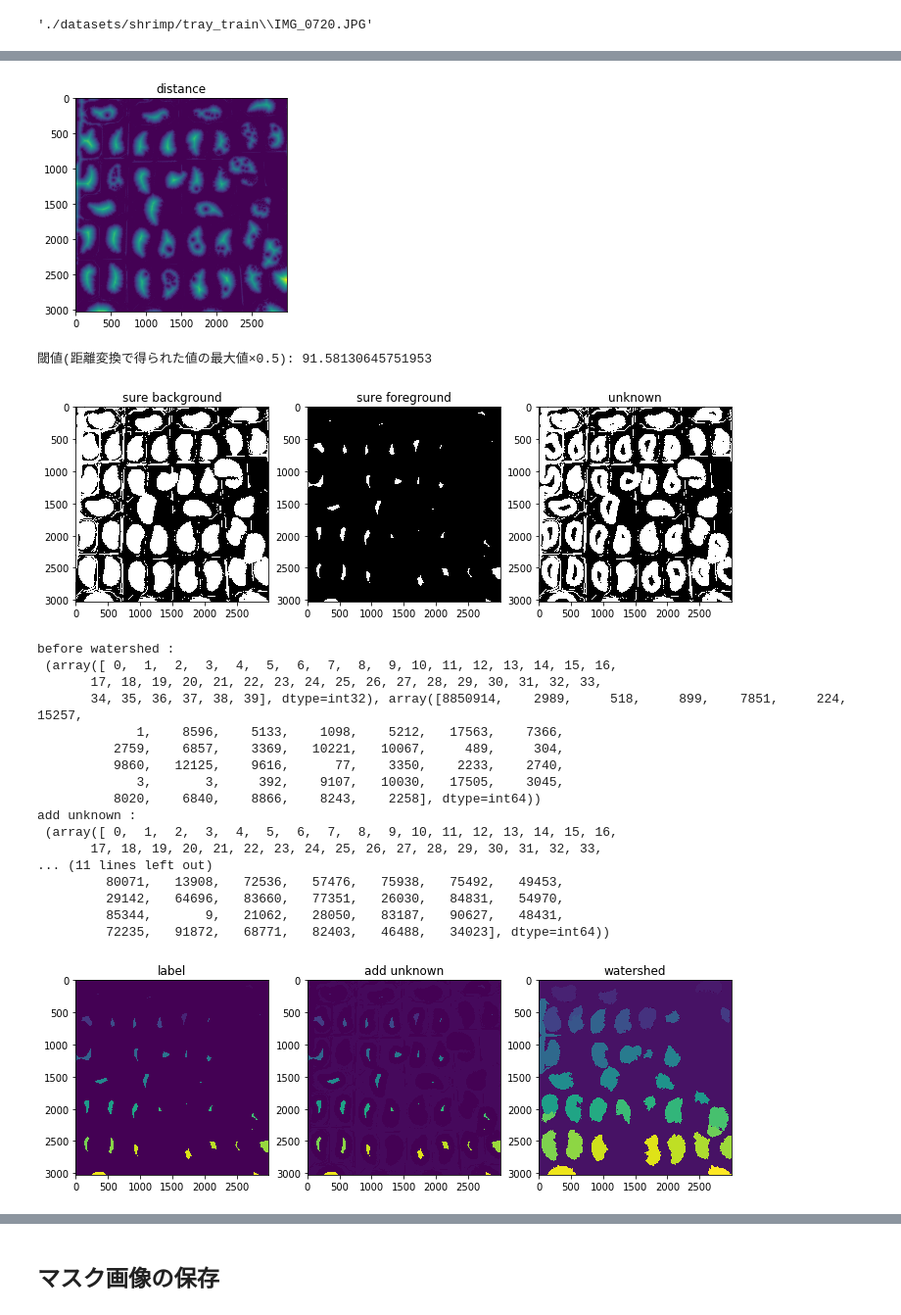
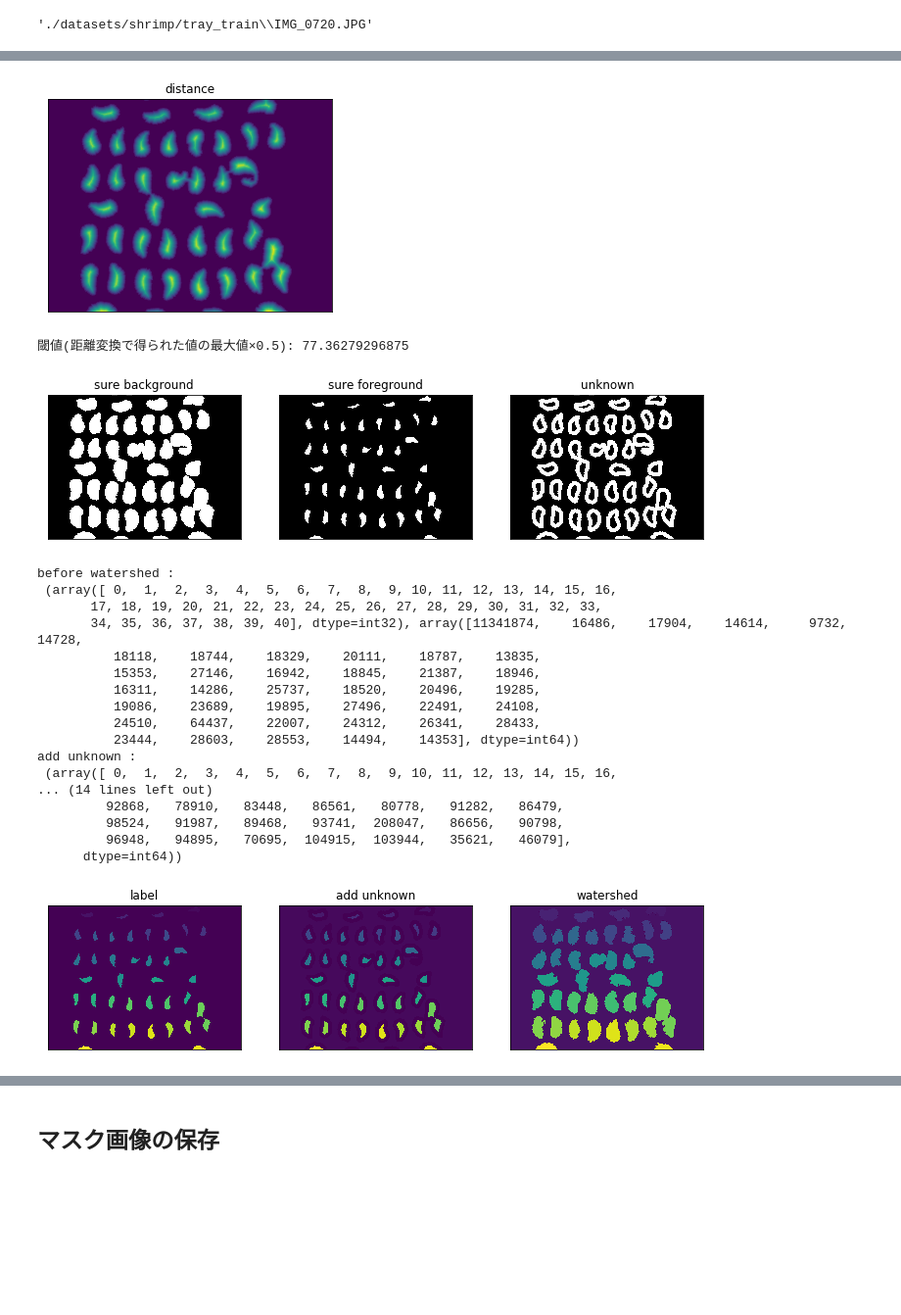
Before and after one commit to kargenk/fried_shrimp_detection, a Jupyter notebook: make_mask.ipynb, the cells around one changed output, grey strips where cells are left out. Shown at 98% size. Saved outputs shown, nothing was run; the diff lists cells and outputs as text; code cells hidden in the pictures; blank space fills up the shorter version.

```diff
--- a/make_mask.ipynb
+++ b/make_mask.ipynb
@@ -132,12 +115,25 @@ plt.subplot(122); plt.imshow(thresh, cmap='gray')
 # %% [markdown]
 ## 特定の色のみを抽出してマスクを作成
 # %%
+plt.figure(figsize=(12, 4))
+
 img = load_img(images_path[0])
 
 # RGBでの色抽出
 shrimp_lower = np.array([120, 41, 1])    # 下限141 63
 shrimp_upper = np.array([255, 188, 87])  # 上限
-shrimp_mask = cv2.inRange(img, shrimp_lower, shrimp_upper)  # マスク
-shrimp = cv2.bitwise_and(img, img, mask=shrimp_mask)
+shrimp_mask = cv2.inRange(img, shrimp_lower, shrimp_upper)  # マスク画像
+shrimp = cv2.bitwise_and(img, img, mask=shrimp_mask)        # クリッピング画像
+plt.subplot(121); plt.title('clipping')
 plt.imshow(shrimp)
+plt.xticks([])
+plt.yticks([])
+
+# 色抽出した結果から二値化マスク画像に変換
+gray = cv2.cvtColor(shrimp, cv2.COLOR_RGB2GRAY)
+ret, mask_bin = cv2.threshold(gray, 0, 255, cv2.THRESH_BINARY)
+plt.subplot(122); plt.title('binary mask')
+plt.imshow(mask_bin, cmap='gray')
+plt.xticks([])
+plt.yticks([])
 # %% [output]
@@ -145,0 +144,11 @@ plt.imshow(shrimp)
+# %%
+# 収縮の後に膨張(opening)させて背景領域中の白点の除去
+kernel = np.ones((12, 12), np.uint8)  # やや広めに取る
+opening = cv2.morphologyEx(mask_bin, cv2.MORPH_OPEN, kernel)
+# plt.imshow(opening, cmap='gray')
+
+# 膨張の後に収縮(closing)させて，前景領域中の黒点の除去
+closing = cv2.morphologyEx(opening, cv2.MORPH_CLOSE, kernel)
+plt.imshow(closing, cmap='gray')
+plt.xticks([])
+plt.yticks([])
@@ -172,14 +164,17 @@ plt.show()
 # %%
 # 距離変換を行う(オブジェクトと背景の距離を出す)
-dist_transform = cv2.distanceTransform(opening, cv2.DIST_L2, 5)
+dist_transform = cv2.distanceTransform(closing, cv2.DIST_L2, 5)
 plt.imshow(dist_transform)
 plt.title('distance')
+plt.xticks([])
+plt.yticks([])
 plt.show()
 # %% [output]
-[figure, old version]
+[figure, new version]
 # %%
 # 膨張させて，明確な背景(sure background)情報を得る
-sure_bg = cv2.dilate(opening, kernel, iterations=2)
+kernel = np.ones((5, 5), np.uint8)
+sure_bg = cv2.dilate(closing, kernel, iterations=1)
 
 # 明確な前景(sure foreground)を出す
 ret, sure_fg = cv2.threshold(dist_transform, 0.5 * dist_transform.max(), 255, 0)
@@ -191,18 +186,22 @@ unknown = cv2.subtract(sure_bg, sure_fg)
 
 plt.figure(figsize=(12, 4))
 plt.subplot(131); plt.imshow(sure_bg, cmap='gray'); plt.title('sure background')
+plt.xticks([]); plt.yticks([])
 plt.subplot(132); plt.imshow(sure_fg, cmap='gray'); plt.title('sure foreground')
+plt.xticks([]); plt.yticks([])
 plt.subplot(133); plt.imshow(unknown, cmap='gray'); plt.title('unknown')
+plt.xticks([]); plt.yticks([])
 plt.show()
 # %% [output]
-閾値(距離変換で得られた値の最大値×0.5): 91.58130645751953
+閾値(距離変換で得られた値の最大値×0.5): 77.36279296875
-[figure, old version]
+[figure, new version]
 # %%
 plt.figure(figsize=(12, 4))
 
 # foregroundの1オブジェクトごとにラベリング
 ret, markers = cv2.connectedComponents(sure_fg)
 plt.subplot(131); plt.imshow(markers); plt.title('label')
+plt.xticks([]); plt.yticks([])
 
 # markersのデータの中身，0:背景 1以降:物体
 print('before watershed : \n', np.unique(markers, return_counts=True))
@@ -211,6 +210,7 @@ print('before watershed : \n', np.unique(markers, return_counts=True))
 markers += 1
 markers[unknown == 255] = 0
 plt.subplot(132); plt.imshow(markers); plt.title('add unknown')
+plt.xticks([]); plt.yticks([])
 
 # 0:unknown 1:背景 2以降:物体
 print('add unknown : \n', np.unique(markers, return_counts=True))
@@ -218,6 +218,7 @@ print('add unknown : \n', np.unique(markers, return_counts=True))
 # 各情報からwatershedを実行
 markers = cv2.watershed(img, markers)
 plt.subplot(133); plt.imshow(markers); plt.title('watershed')
+plt.xticks([]); plt.yticks([])
 
 # watershed実行後は-1:境界 1:背景 2以降:物体
 print('after watershed : \n', np.unique(markers, return_counts=True))
@@ -225,21 +226,21 @@ print('after watershed : \n', np.unique(markers, return_counts=True))
 before watershed :
  (array([ 0,  1,  2,  3,  4,  5,  6,  7,  8,  9, 10, 11, 12, 13, 14, 15, 16,
        17, 18, 19, 20, 21, 22, 23, 24, 25, 26, 27, 28, 29, 30, 31, 32, 33,
-       34, 35, 36, 37, 38, 39], dtype=int32), array([8850914,    2989,     518,     899,    7851,     224,   15257,
-             1,    8596,    5133,    1098,    5212,   17563,    7366,
-          2759,    6857,    3369,   10221,   10067,     489,     304,
-          9860,   12125,    9616,      77,    3350,    2233,    2740,
-             3,       3,     392,    9107,   10030,   17505,    3045,
-          8020,    6840,    8866,    8243,    2258], dtype=int64))
+       34, 35, 36, 37, 38, 39, 40], dtype=int32), array([11341874,    16486,    17904,    14614,     9732,    14728,
+          18118,    18744,    18329,    20111,    18787,    13835,
+          15353,    27146,    16942,    18845,    21387,    18946,
+          16311,    14286,    25737,    18520,    20496,    19285,
+          19086,    23689,    19895,    27496,    22491,    24108,
+          24510,    64437,    22007,    24312,    26341,    28433,
+          23444,    28603,    28553,    14494,    14353], dtype=int64))
 add unknown :
  (array([ 0,  1,  2,  3,  4,  5,  6,  7,  8,  9, 10, 11, 12, 13, 14, 15, 16,
-       17, 18, 19, 20, 21, 22, 23, 24, 25, 26, 27, 28, 29, 30, 31, 32, 33,
-... (11 lines left out)
-         80071,   13908,   72536,   57476,   75938,   75492,   49453,
-         29142,   64696,   83660,   77351,   26030,   84831,   54970,
-         85344,       9,   21062,   28050,   83187,   90627,   48431,
-         72235,   91872,   68771,   82403,   46488,   34023], dtype=int64))
+... (14 lines left out)
+         92868,   78910,   83448,   86561,   80778,   91282,   86479,
+         98524,   91987,   89468,   93741,  208047,   86656,   90798,
+         96948,   94895,   70695,  104915,  103944,   35621,   46079],
+      dtype=int64))
-[figure, old version]
+[figure, new version]
 # %%
 # 境界の領域を青で塗る
 img[markers == -1] = [255, 0, 0]
```
Also changed, not shown: parts of 12 cells of this notebook.
